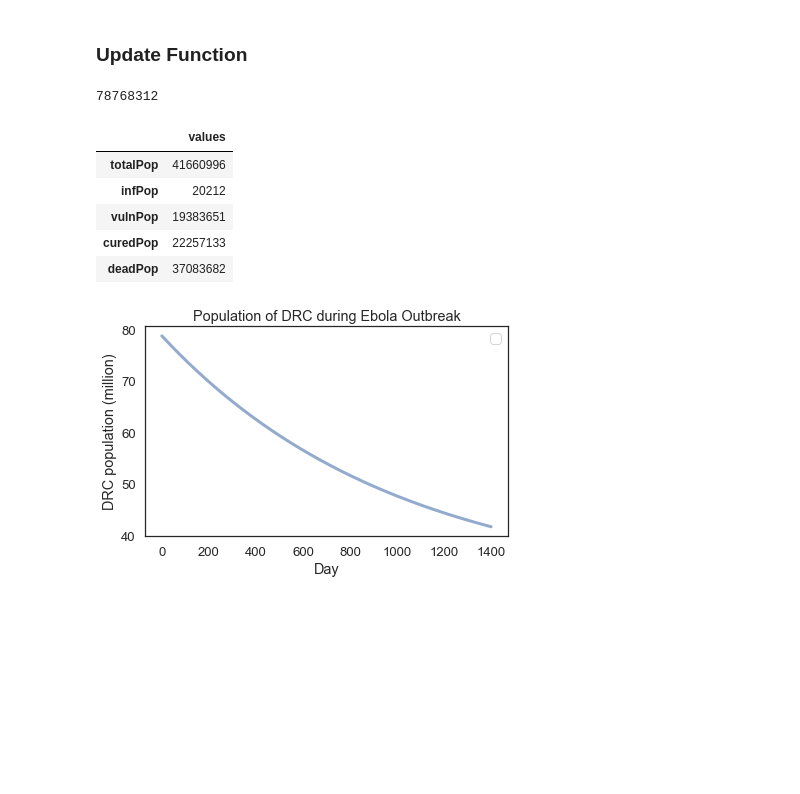
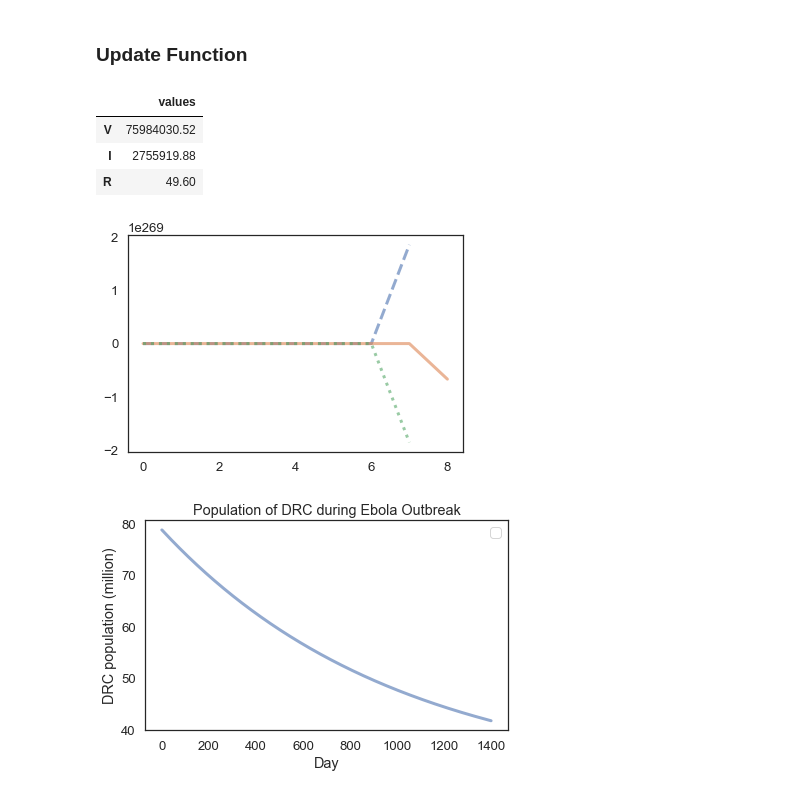
Before and after one commit to SanderMiller/ModSimPy, a Jupyter notebook: code/Project 1 - Ebola.ipynb, the cells around one changed output. Cells and saved outputs as stored; diff of their text form; code cells hidden in the pictures; blank space fills up the shorter version.

```diff
--- a/code/Project 1 - Ebola.ipynb
+++ b/code/Project 1 - Ebola.ipynb
@@ -109,16 +121,32 @@ def update_func(state1, t, system):
-# %%
-update_func(state, system.t_0, system)
-# %% [output]
-78768312
-# %%
-results = run_simulation(system, update_func);
-time = linrange(system.t_0, system.t_end, 1, endpoint=True)
-state
-# %% [output]
-|  | values |
-| totalPop | 41660996 |
-| infPop | 20212 |
-| vulnPop | 19383651 |
-| curedPop | 22257133 |
-| deadPop | 37083682 |
+# %%
+def update_func2(state, t, system):
+    v, i, r = state;
+
+    inf = system.infRate * i * v
+    recov = system.recovRate * i
+
+    v -= inf
+    i += inf - recov
+    r += recov
+
+    return State(V=v, I=i, R=r)
+# %%
+update_func2(state, 0, system)
+# %% [output]
+|  | values |
+| V | 75984030.52 |
+| I | 2755919.88 |
+| R | 49.60 |
+# %%
+V, I, R = run_simulation2(system, update_func2);
+# time = linrange(system.t_0, system.t_end, 1, endpoint=True)
+
+def plot_res(V, I, R):
+    plot(V, '--', label = "sus")
+    plot(R, '-', label = "inf")
+    plot(I, ":", label = "red")
+# %%
+plot_res(V, I, R)
+# %% [output]
+[figure, added]
 # %%
```
Also changed, not shown: parts of 6 cells of this notebook.
